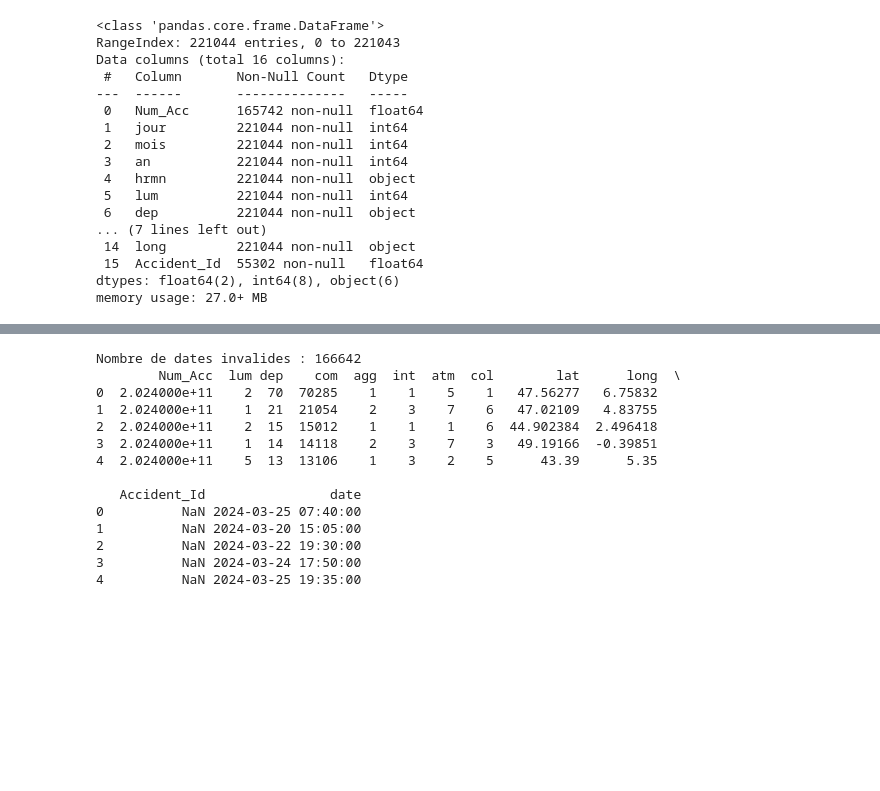
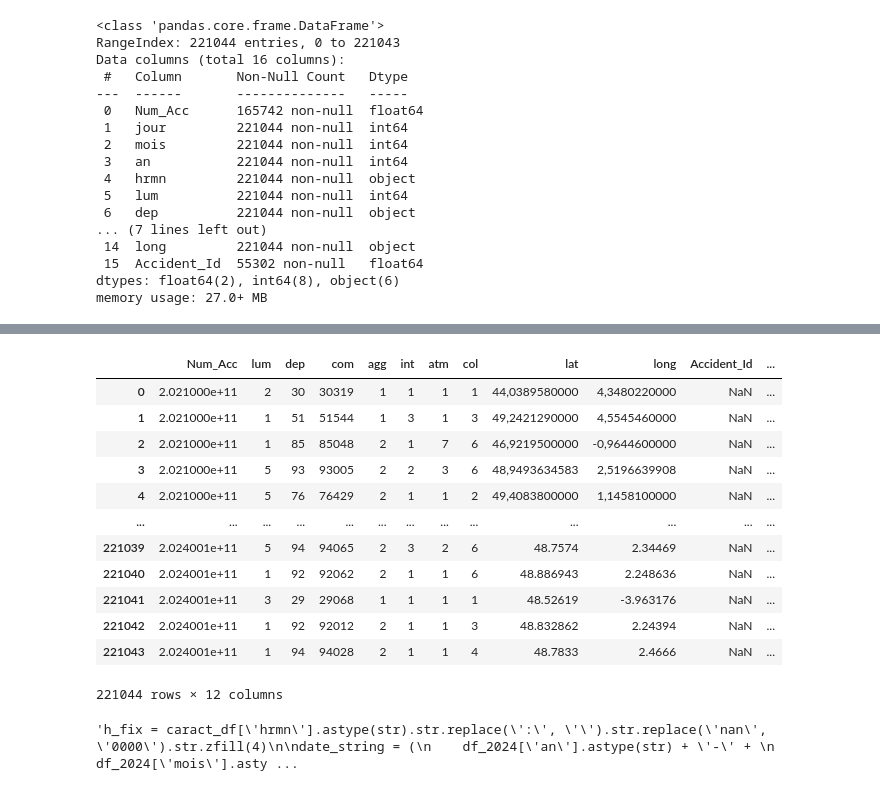
Before and after one commit to Wandriel/projet-groupe-jedha, a Jupyter notebook: Nettoyage fichier catct.ipynb, the cells around one changed output, grey strips where cells are left out. Drawn from its saved outputs; the diff is of its cells as text; code cells hidden in the pictures; blank space fills up the shorter version.

```diff
--- a/Nettoyage fichier catct.ipynb
+++ b/Nettoyage fichier catct.ipynb
@@ -48,5 +113,23 @@ memory usage: 27.0+ MB
+# %%
+caract_df
+# %% [output]
+|  | Num_Acc | lum | dep | com | agg | int | atm | col | lat | long | Accident_Id | ... |
+| 0 | 2.021000e+11 | 2 | 30 | 30319 | 1 | 1 | 1 | 1 | 44,0389580000 | 4,3480220000 | NaN | ... |
+| 1 | 2.021000e+11 | 1 | 51 | 51544 | 1 | 3 | 1 | 3 | 49,2421290000 | 4,5545460000 | NaN | ... |
+| 2 | 2.021000e+11 | 1 | 85 | 85048 | 2 | 1 | 7 | 6 | 46,9219500000 | -0,9644600000 | NaN | ... |
+| 3 | 2.021000e+11 | 5 | 93 | 93005 | 2 | 2 | 3 | 6 | 48,9493634583 | 2,5196639908 | NaN | ... |
+| 4 | 2.021000e+11 | 5 | 76 | 76429 | 2 | 1 | 1 | 2 | 49,4083800000 | 1,1458100000 | NaN | ... |
+| ... | ... | ... | ... | ... | ... | ... | ... | ... | ... | ... | ... | ... |
+| 221039 | 2.024001e+11 | 5 | 94 | 94065 | 2 | 3 | 2 | 6 | 48.7574 | 2.34469 | NaN | ... |
+| 221040 | 2.024001e+11 | 1 | 92 | 92062 | 2 | 1 | 1 | 6 | 48.886943 | 2.248636 | NaN | ... |
+| 221041 | 2.024001e+11 | 3 | 29 | 29068 | 1 | 1 | 1 | 1 | 48.52619 | -3.963176 | NaN | ... |
+| 221042 | 2.024001e+11 | 1 | 92 | 92012 | 2 | 1 | 1 | 3 | 48.832862 | 2.24394 | NaN | ... |
+| 221043 | 2.024001e+11 | 1 | 94 | 94028 | 2 | 1 | 1 | 4 | 48.7833 | 2.4666 | NaN | ... |
+221044 rows × 12 columns
 # %%
-h_fix = caract_df['hrmn'].astype(str).str.replace(':', '').str.replace('nan', '0000').str.zfill(4)
+# Je garde ce bout de code au cas ou car je ne sais pas si j'ai le droit de le suprimmé. je le mets en stase.
+
+"""h_fix = caract_df['hrmn'].astype(str).str.replace(':', '').str.replace('nan', '0000').str.zfill(4)
 
 date_string = (
     df_2024['an'].astype(str) + '-' +
@@ -62,22 +145,9 @@ print(f"Nombre de dates invalides : {errors}")
 
 caract_df = caract_df.drop(columns=['an', 'mois', 'jour', 'hrmn', 'adr'])
 
-print(caract_df.head())
+print(caract_df.head())"""
 # %% [output]
-Nombre de dates invalides : 166642
-        Num_Acc  lum dep    com  agg  int  atm  col        lat      long  \
-0  2.024000e+11    2  70  70285    1    1    5    1   47.56277   6.75832
-1  2.024000e+11    1  21  21054    2    3    7    6   47.02109   4.83755
-2  2.024000e+11    2  15  15012    1    1    1    6  44.902384  2.496418
-3  2.024000e+11    1  14  14118    2    3    7    3   49.19166  -0.39851
-4  2.024000e+11    5  13  13106    1    3    2    5      43.39      5.35
-
-   Accident_Id                date
-0          NaN 2024-03-25 07:40:00
-1          NaN 2024-03-20 15:05:00
-2          NaN 2024-03-22 19:30:00
-3          NaN 2024-03-24 17:50:00
-4          NaN 2024-03-25 19:35:00
+'h_fix = caract_df[\'hrmn\'].astype(str).str.replace(\':\', \'\').str.replace(\'nan\', \'0000\').str.zfill(4)\n\ndate_string = (\n    df_2024[\'an\'].astype(str) + \'-\' + \n    df_2024[\'mois\'].asty ...
 # %%
 caract_df.info()
 # %% [output]
```
Also changed, not shown: parts of 10 cells of this notebook, 4 other files.
